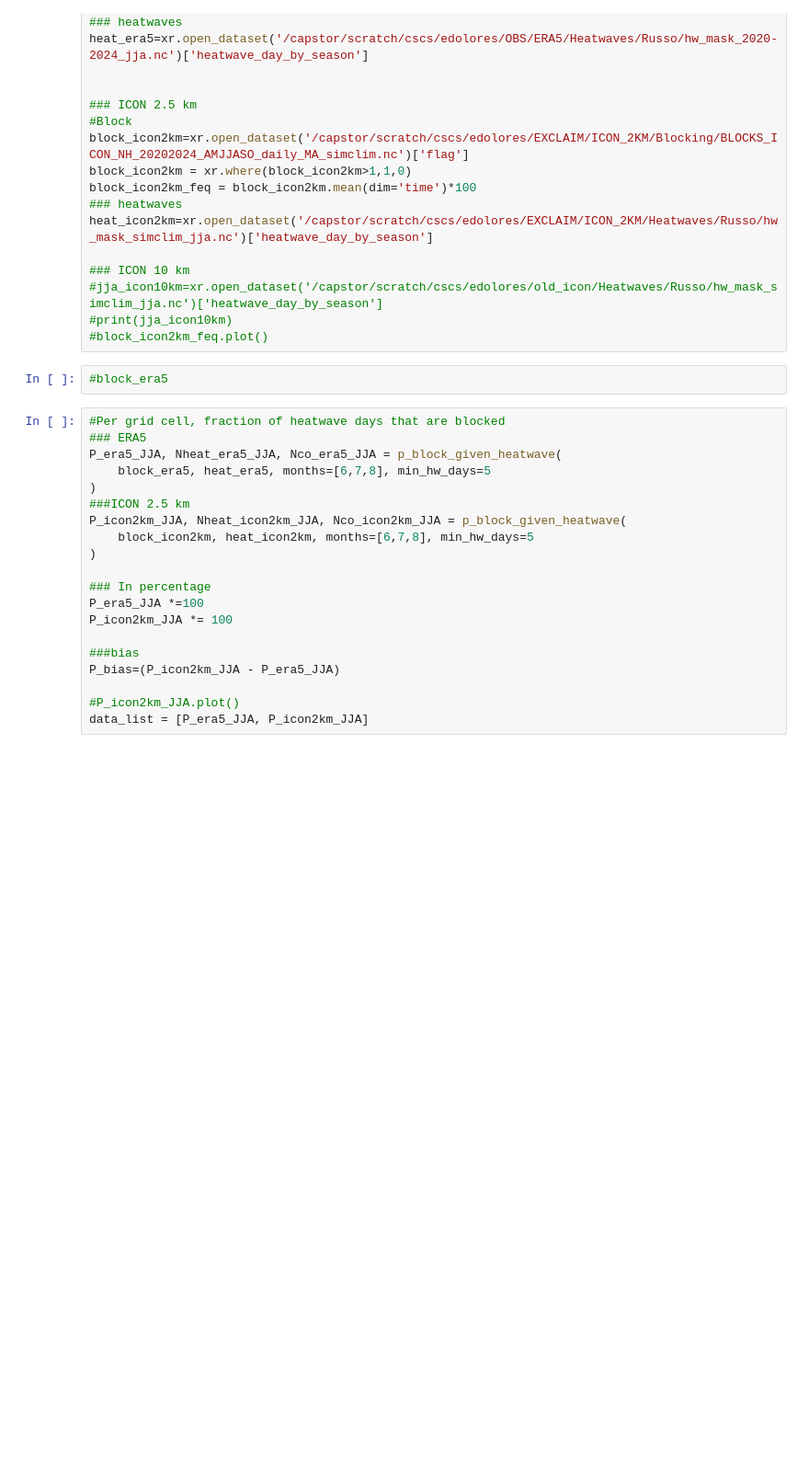
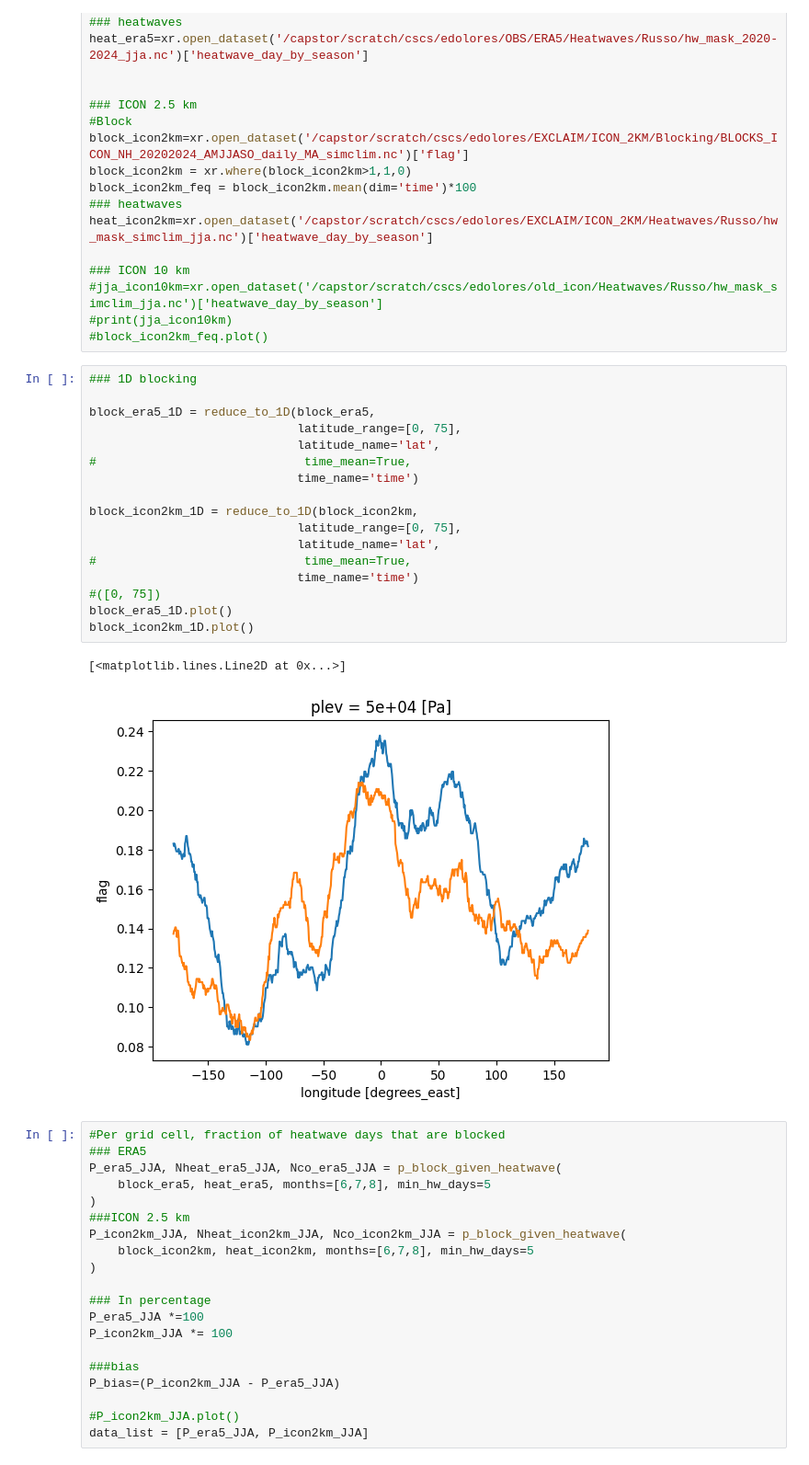
Before and after one commit to edgardotes/HW_contrack, a Jupyter notebook: Blocking.ipynb, the cells around one changed output. Shown at 92% size. Saved outputs shown, nothing was run; the diff lists cells and outputs as text; blank space fills up the shorter version.

```diff
--- a/Blocking.ipynb
+++ b/Blocking.ipynb
@@ -785,7 +859,25 @@ heat_icon2km=xr.open_dataset('/capstor/scratch/cscs/edolores/EXCLAIM/ICON_2KM/He
 #print(jja_icon10km)
 #block_icon2km_feq.plot()
 # %%
-#block_era5
+### 1D blocking
+
+block_era5_1D = reduce_to_1D(block_era5,
+                             latitude_range=[0, 75],
+                             latitude_name='lat',
+#                             time_mean=True,
+                             time_name='time')
+
+block_icon2km_1D = reduce_to_1D(block_icon2km,
+                             latitude_range=[0, 75],
+                             latitude_name='lat',
+#                             time_mean=True,
+                             time_name='time')
+#([0, 75])
+block_era5_1D.plot()
+block_icon2km_1D.plot()
+# %% [output]
+[<matplotlib.lines.Line2D at 0x...>]
+[figure, added]
 # %%
 #Per grid cell, fraction of heatwave days that are blocked
 ### ERA5
```
Also changed, not shown: parts of 9 cells of this notebook, 12 other files.
